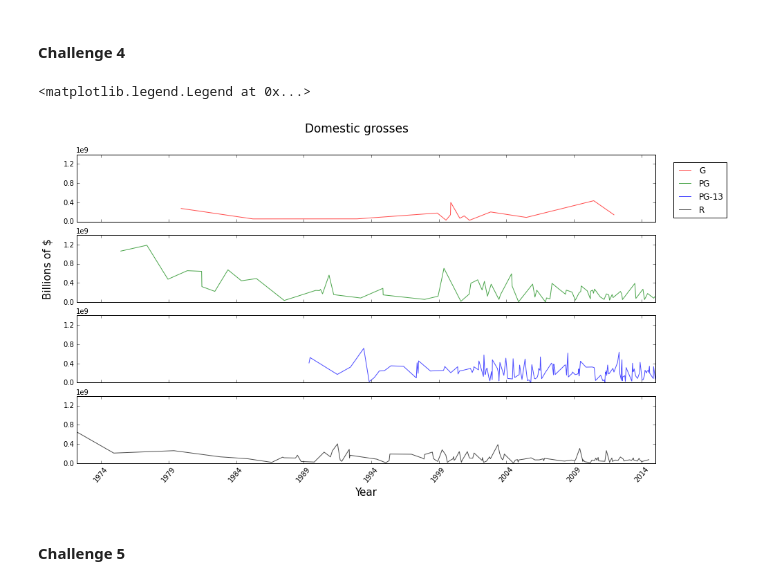
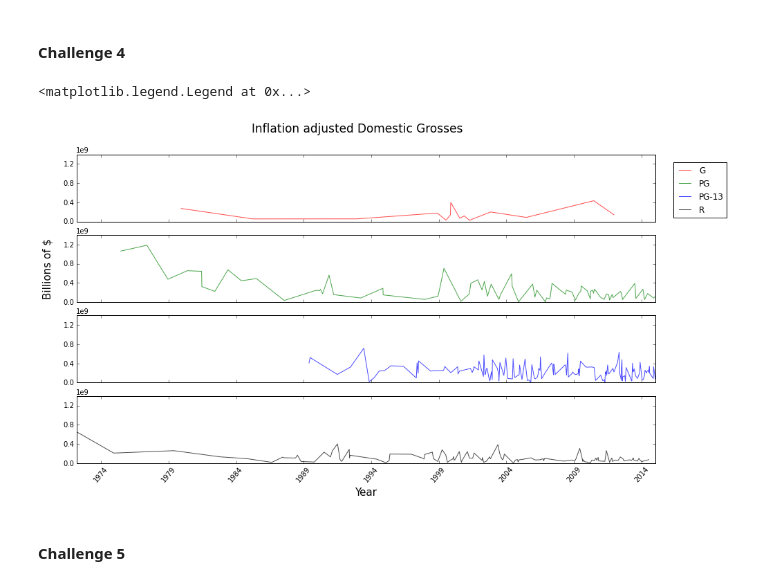
Before and after one commit to drschwenk/film_grosses, a Jupyter notebook: challenges/eda_challenges.ipynb, the cells around one changed output. Saved outputs shown, nothing was run; the diff lists cells and outputs as text; code cells hidden in the pictures.

```diff
--- a/challenges/eda_challenges.ipynb
+++ b/challenges/eda_challenges.ipynb
@@ -85,31 +95,31 @@ R       3.726552e+07          1.080283e+08  0.103448  105.172414
 # %%
 col_list = ['r', 'g','b','k']
 fig, ax = plt.subplots(nrows=4, ncols=1,sharex=True, figsize=(15, 8))
-fig.suptitle('Domestic grosses', fontsize=17)
+fig.suptitle('Inflation adjusted Domestic Grosses', fontsize=17)
 lines = []
 labels = []
 for (idx, (grp, val)) in enumerate(rating_groups):
     l1, = ax[idx].plot(val.release_date.values,
            val.domestic_total_gross,
            color=col_list[idx],
            label=grp, alpha=0.7)
     ax[idx].set_ylim([0, 1.4*10**9])
     ax[idx].yaxis.set_ticks(np.arange(0,1.4*10**9, 0.4*10**9))
 
     lines.append(l1)
     labels.append(str(grp))
 
 plt.xticks(rotation=50)
 
 # fig.xlabel("Year", fontsize=15, labelpad=5);
 # plt.ylabel("Millions of $", fontsize=15, labelpad=15)
 
 ax[3].set_xlabel('Year', fontsize=15, labelpad=5)
 ax[1].set_ylabel('Billions of $', fontsize=15, labelpad=15)
 fig.legend(lines, labels, loc = (0.92, 0.74))
 # %% [output]
 <matplotlib.legend.Legend at 0x...>
-[figure, old version]
+[figure, new version]
 # %% [markdown]
 #### Challenge 5
 # %%
```
Also changed, not shown: parts of 3 cells of this notebook.
